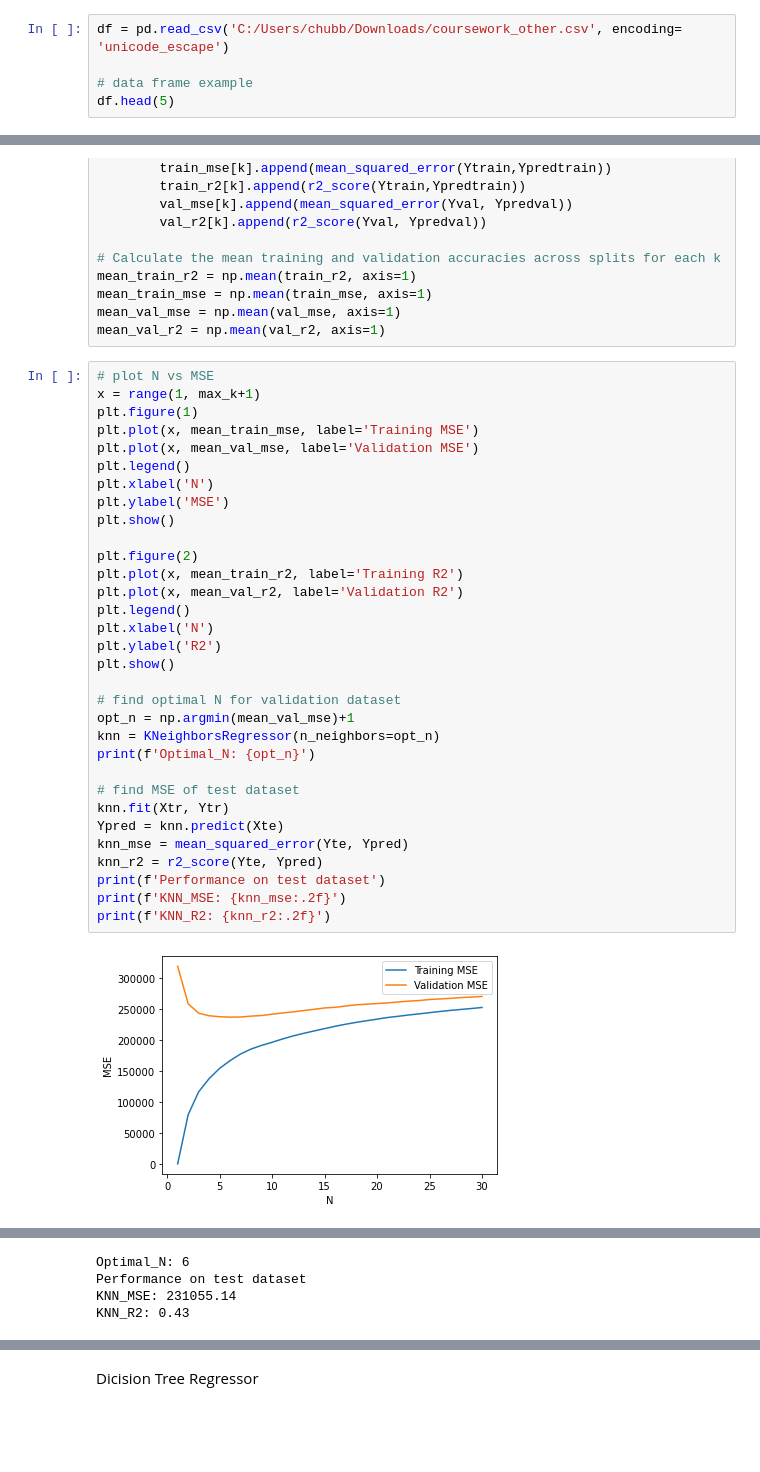
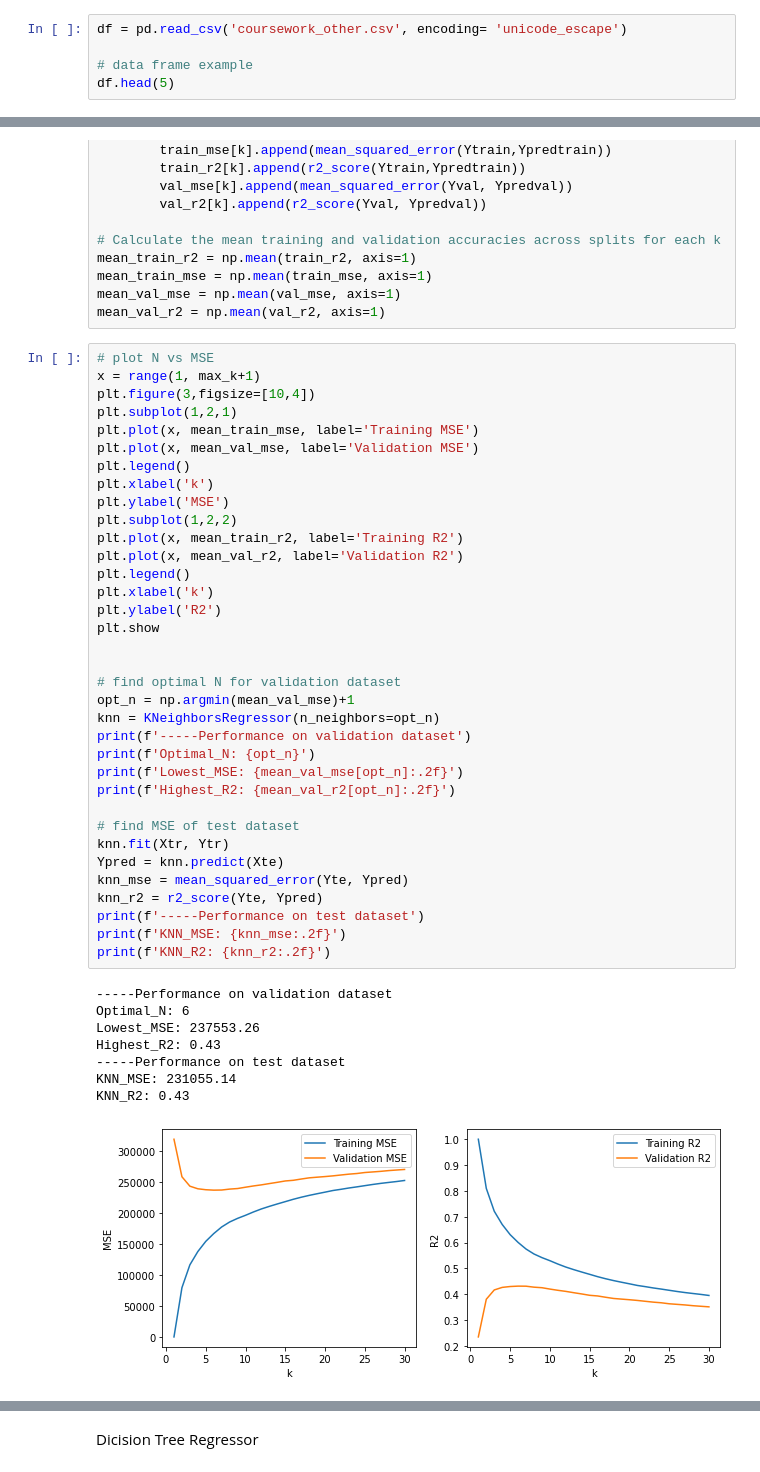
Before and after one commit to MEE-SPT/Intro_to_AI, a Jupyter notebook: model.ipynb, the cells around one changed output, grey strips where cells are left out. Saved outputs shown, nothing was run; the diff lists cells and outputs as text; blank space fills up the shorter version.

```diff
--- a/model.ipynb
+++ b/model.ipynb
@@ -9,7 +9,7 @@ import matplotlib.pyplot as plt
 # %% [markdown]
 Import data
 # %%
-df = pd.read_csv('C:/Users/chubb/Downloads/coursework_other.csv', encoding= 'unicode_escape')
+df = pd.read_csv('coursework_other.csv', encoding= 'unicode_escape')
 
 # data frame example
 df.head(5)
@@ -118,34 +145,44 @@ mean_val_r2 = np.mean(val_r2, axis=1)
 # %%
 # plot N vs MSE
 x = range(1, max_k+1)
-plt.figure(1)
+plt.figure(3,figsize=[10,4])
+plt.subplot(1,2,1)
 plt.plot(x, mean_train_mse, label='Training MSE')
 plt.plot(x, mean_val_mse, label='Validation MSE')
 plt.legend()
-plt.xlabel('N')
+plt.xlabel('k')
 plt.ylabel('MSE')
-plt.show()
-
-plt.figure(2)
+plt.subplot(1,2,2)
 plt.plot(x, mean_train_r2, label='Training R2')
 plt.plot(x, mean_val_r2, label='Validation R2')
 plt.legend()
-plt.xlabel('N')
+plt.xlabel('k')
 plt.ylabel('R2')
-plt.show()
+plt.show
+
 
 # find optimal N for validation dataset
 opt_n = np.argmin(mean_val_mse)+1
 knn = KNeighborsRegressor(n_neighbors=opt_n)
+print(f'-----Performance on validation dataset')
 print(f'Optimal_N: {opt_n}')
+print(f'Lowest_MSE: {mean_val_mse[opt_n]:.2f}')
+print(f'Highest_R2: {mean_val_r2[opt_n]:.2f}')
 
 # find MSE of test dataset
 knn.fit(Xtr, Ytr)
 Ypred = knn.predict(Xte)
 knn_mse = mean_squared_error(Yte, Ypred)
 knn_r2 = r2_score(Yte, Ypred)
-print(f'Performance on test dataset')
+print(f'-----Performance on test dataset')
 print(f'KNN_MSE: {knn_mse:.2f}')
 print(f'KNN_R2: {knn_r2:.2f}')
 # %% [output]
+-----Performance on validation dataset
+Optimal_N: 6
+Lowest_MSE: 237553.26
+Highest_R2: 0.43
+-----Performance on test dataset
+KNN_MSE: 231055.14
+KNN_R2: 0.43
-[figure, old version]
+[figure, new version]
@@ -153,5 +189 @@ print(f'KNN_R2: {knn_r2:.2f}')
-Optimal_N: 6
-Performance on test dataset
-KNN_MSE: 231055.14
-KNN_R2: 0.43
 # %%
```
Also changed, not shown: parts of 9 cells of this notebook, 2 other files.
